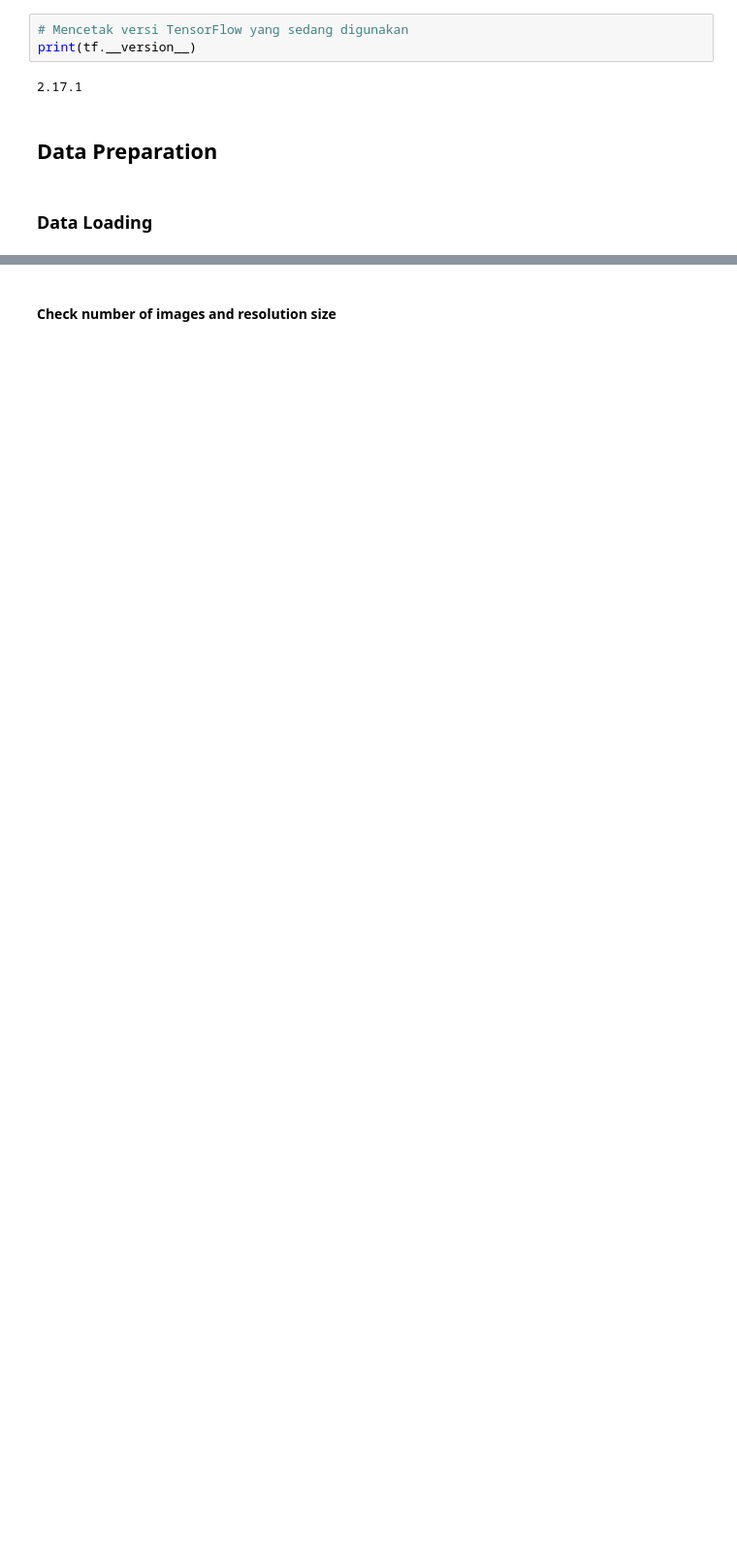
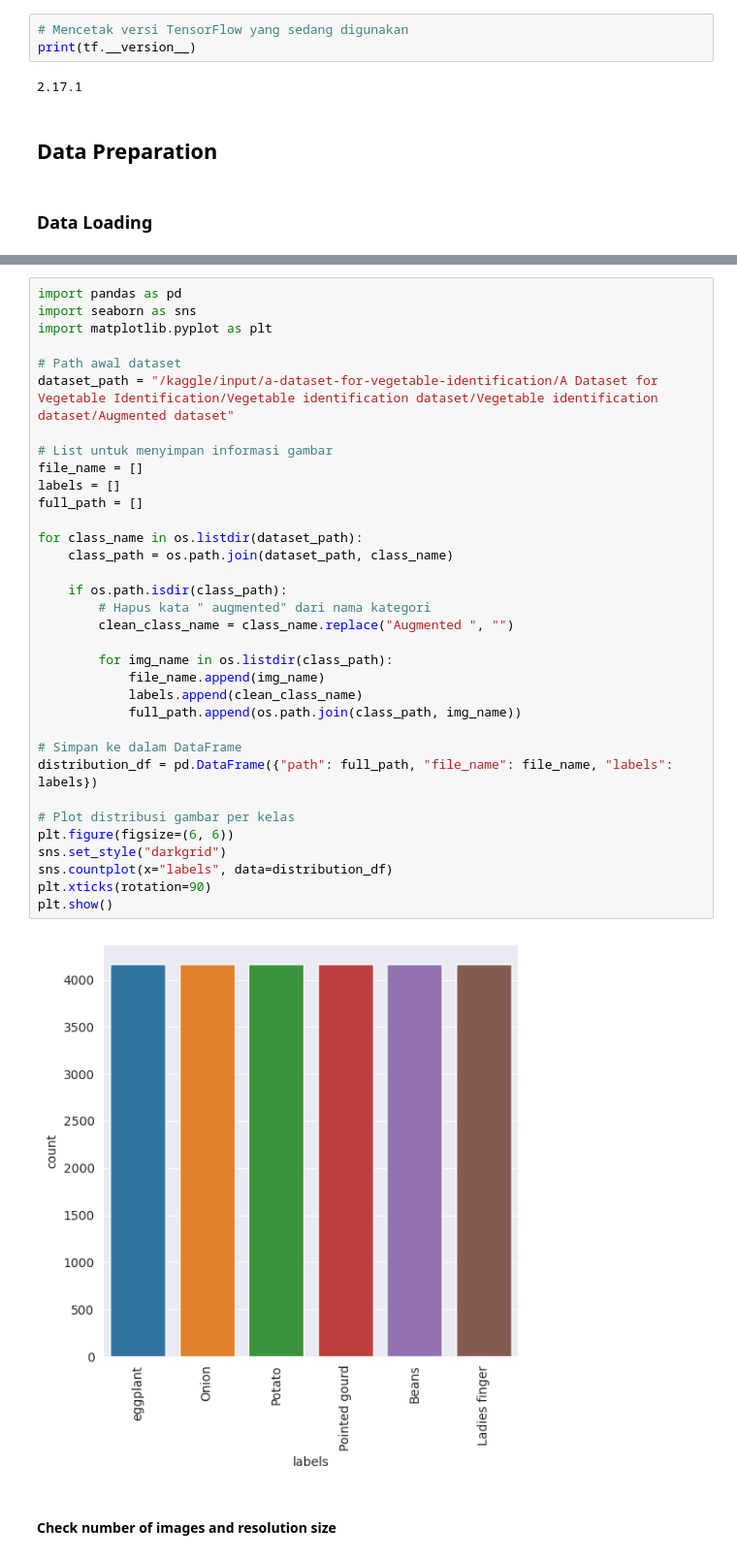
Before and after one commit to Frisyk/image-classiffication-for-vegetables, a Jupyter notebook: notebook.ipynb, the cells around one changed output, grey strips where cells are left out. Shown at 97% size. Cells and saved outputs as stored; diff of their text form; blank space fills up the shorter version.

```diff
--- a/notebook.ipynb
+++ b/notebook.ipynb
@@ -187,2 +105,38 @@ Folder .virtual_documents telah dihapus.
+# %%
+import pandas as pd
+import seaborn as sns
+import matplotlib.pyplot as plt
+
+# Path awal dataset
+dataset_path = "/kaggle/input/a-dataset-for-vegetable-identification/A Dataset for Vegetable Identification/Vegetable identification dataset/Vegetable identification dataset/Augmented dataset"
+
+# List untuk menyimpan informasi gambar
+file_name = []
+labels = []
+full_path = []
+
+for class_name in os.listdir(dataset_path):
+    class_path = os.path.join(dataset_path, class_name)
+
+    if os.path.isdir(class_path):
+        # Hapus kata " augmented" dari nama kategori
+        clean_class_name = class_name.replace("Augmented ", "")
+
+        for img_name in os.listdir(class_path):
+            file_name.append(img_name)
+            labels.append(clean_class_name)
+            full_path.append(os.path.join(class_path, img_name))
+
+# Simpan ke dalam DataFrame
+distribution_df = pd.DataFrame({"path": full_path, "file_name": file_name, "labels": labels})
+
+# Plot distribusi gambar per kelas
+plt.figure(figsize=(6, 6))
+sns.set_style("darkgrid")
+sns.countplot(x="labels", data=distribution_df)
+plt.xticks(rotation=90)
+plt.show()
+# %% [output]
+[figure, added]
 # %% [markdown]
 #### Check number of images and resolution size
```
Also changed, not shown: parts of 25 cells of this notebook, 14 other files.
